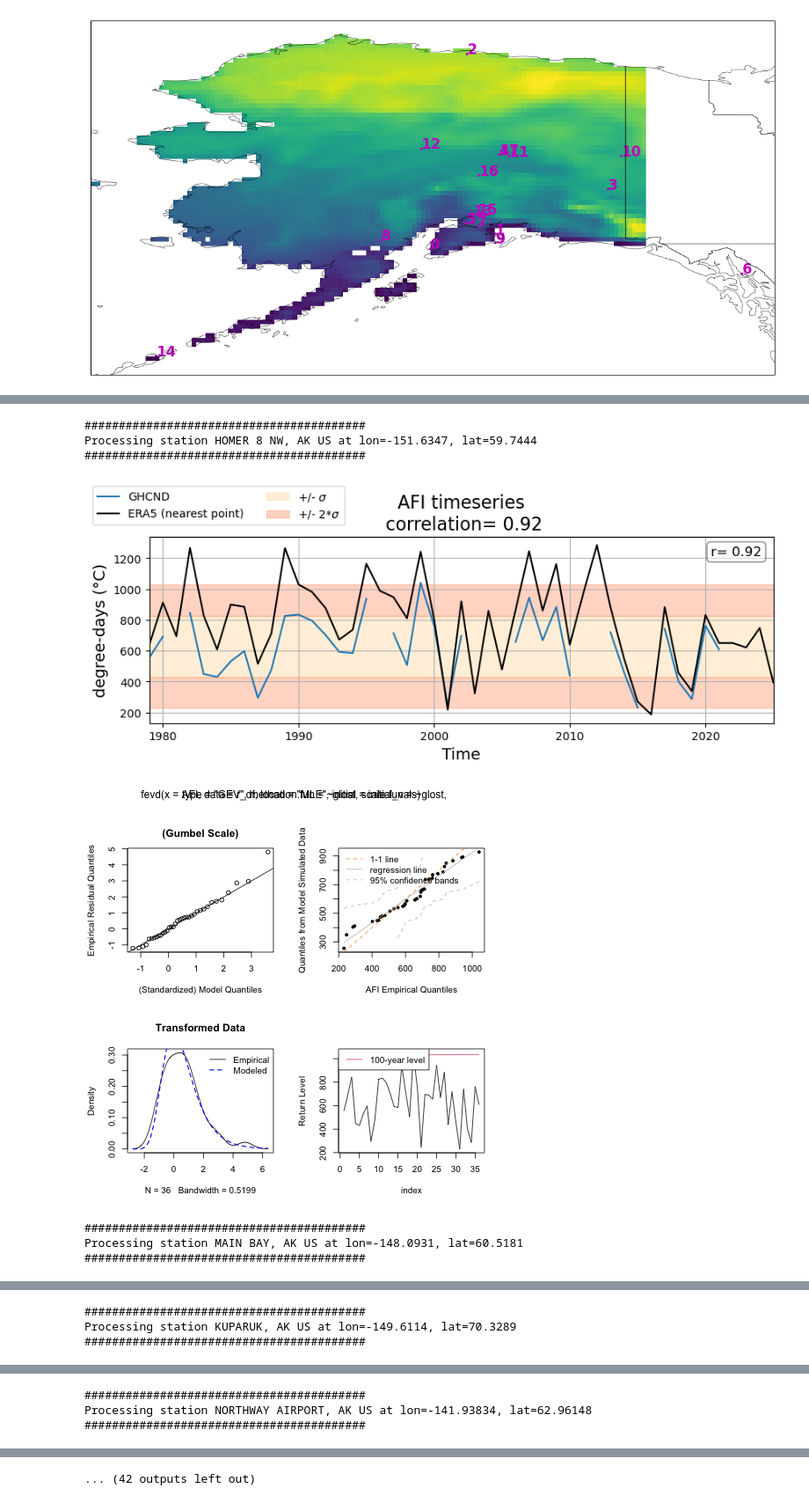
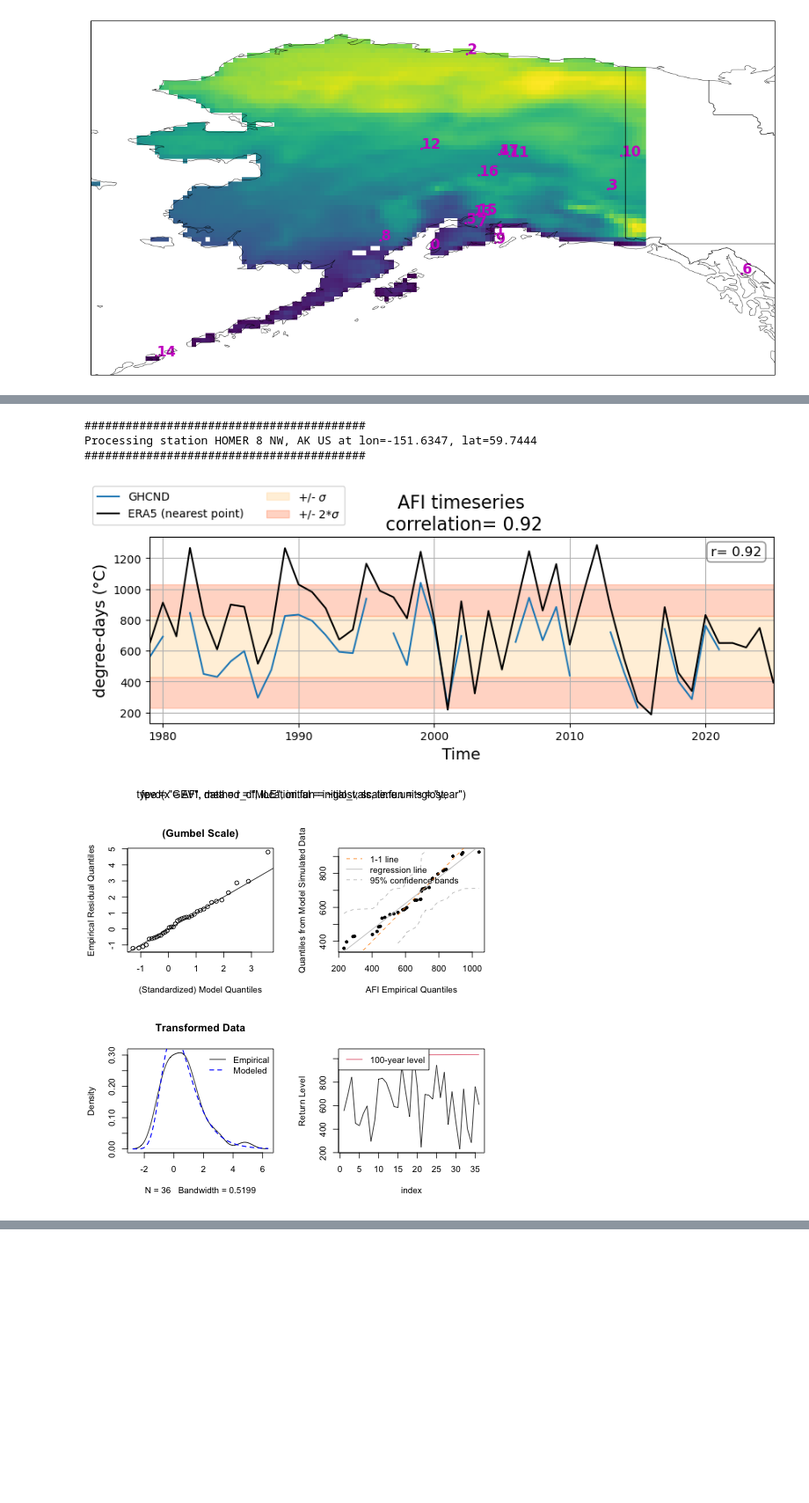
Before and after one commit to GaelleHervieux/AFI_updated_2602, a Jupyter notebook: Alaska_GHCND_ij_glost_extRemes_gev.ipynb, the cells around one changed output, grey strips where cells are left out. Shown at 88% size. Cells and saved outputs as stored; diff of their text form; code cells hidden in the pictures; blank space fills up the shorter version.

```diff
--- a/Alaska_GHCND_ij_glost_extRemes_gev.ipynb
+++ b/Alaska_GHCND_ij_glost_extRemes_gev.ipynb
@@ -342,6 +374,6 @@ compute_CI = False
 # %%
 
-for ij in range(0,len(Tstations)):
+for ij in range(0,1):#len(Tstations)):
   #for ij in range(2,3):
   ilon = longitude.sel(station = Tstations[ij]).data
   ilat = latitude.sel(station = Tstations[ij]).data
@@ -349,19 +381,6 @@ for ij in range(0,len(Tstations)):
   dsij = ds.sel(station = Tstations[ij])
   df = dsij.to_dataframe()
   df = df.reset_index()
-
-  radius = 1
-  #if locationERA5.sel(lon=slice(ilon-radius, ilon+radius), lat=slice(ilat-radius, ilat+radius)).mean('time').isnull().all():
-  #  loc_init = df['AFI'].mean()
-  #  scale_init = df['AFI'].std()
-  #  shape_init = 0.01
-  #else:
-  #  valid_locationERA5 = find_nearest_valid(locationERA5, ilon, ilat, radius = radius)
-  #  valid_scaleERA5 = find_nearest_valid(scaleERA5, ilon, ilat, radius = radius)
-  #  valid_shapeERA5 = find_nearest_valid(shapeERA5, ilon, ilat, radius = radius)
-  #  loc_init = valid_locationERA5.to_xarray()['location'].mean('index').data.item()
-  #  scale_init = valid_scaleERA5.to_xarray()['scale'].mean('index').data.item()
-  #  shape_init = valid_shapeERA5.to_xarray()['shape'].mean('index').data.item()
 
   print('#########################################')
   print(f'Processing station {dsij.name.data.item()} at lon={ilon}, lat={ilat}')
@@ -494,34 +513,31 @@ for ij in range(0,len(Tstations)):
         BIC.loc[{'station':Tstations[ij]}] = rBIC.item()
         pvalueL.loc[{'station':Tstations[ij]}] = rpvalueL.item()
         pvalueS.loc[{'station':Tstations[ij]}] = rpvalueS.item()
 
         # CV
         SE_cv.loc[{'time':ktime,'station':Tstations[ij]}] = SE
         DawSeb_cv.loc[{'time':ktime,'station':Tstations[ij]}] = DawSeb
         CRPS_cv.loc[{'time':ktime,'station':Tstations[ij]}] = CRPS
         KS_D_cv.loc[{'time':ktime,'station':Tstations[ij]}] = df_ks_cvm['KS_D'].values
         KS_pvalue_cv.loc[{'time':ktime,'station':Tstations[ij]}] = df_ks_cvm['KS_pvalue'].values
         CVM_D_cv.loc[{'time':ktime,'station':Tstations[ij]}] = df_ks_cvm['CVM_D'].values
         CVM_pvalue_cv.loc[{'time':ktime,'station':Tstations[ij]}] = df_ks_cvm['CVM_pvalue'].values
         AIC_cv.loc[{'station':Tstations[ij]}] = rAIC_cv
         BIC_cv.loc[{'station':Tstations[ij]}] = rBIC_cv
 
         # CI
         itime = df['time'].values
         if compute_CI == True:
           Dlocation_q.loc[{'station':Tstations[ij]}] = DLoc_qr[0,:].T
           Dscale_q.loc[{'station':Tstations[ij]}] = DScale_qr[0,:].T
           location_q.loc[{'time':itime,'station':Tstations[ij]}] = Loc_qr.T
           scale_q.loc[{'time':itime,'station':Tstations[ij]}] = Scale_qr.T
           for irp in range(0,len(return_periods)):
             Drl_q.loc[{'station':Tstations[ij],'return_periods':return_periods[irp]}] = DRL_qr[irp,:]
             rl_q.loc[{'time':itime,'station':Tstations[ij],'return_periods':return_periods[irp]}] = RL_qr[:,:,irp]
 # %% [output]
 #########################################
 Processing station HOMER 8 NW, AK US at lon=-151.6347, lat=59.7444
 #########################################
 [figure]
-[figure, old version]
+[figure, new version]
-#########################################
-Processing station MAIN BAY, AK US at lon=-148.0931, lat=60.5181
-#########################################
@@ -530,3 +543,0 @@ Processing station MAIN BAY, AK US at lon=-148.0931, lat=60.5181
-#########################################
-Processing station KUPARUK, AK US at lon=-149.6114, lat=70.3289
-#########################################
@@ -535,3 +543,0 @@ Processing station KUPARUK, AK US at lon=-149.6114, lat=70.3289
-#########################################
-Processing station NORTHWAY AIRPORT, AK US at lon=-141.93834, lat=62.96148
-#########################################
@@ -540 +543,0 @@ Processing station NORTHWAY AIRPORT, AK US at lon=-141.93834, lat=62.96148
-... (42 outputs left out)
```
Also changed, not shown: parts of 24 cells of this notebook.
